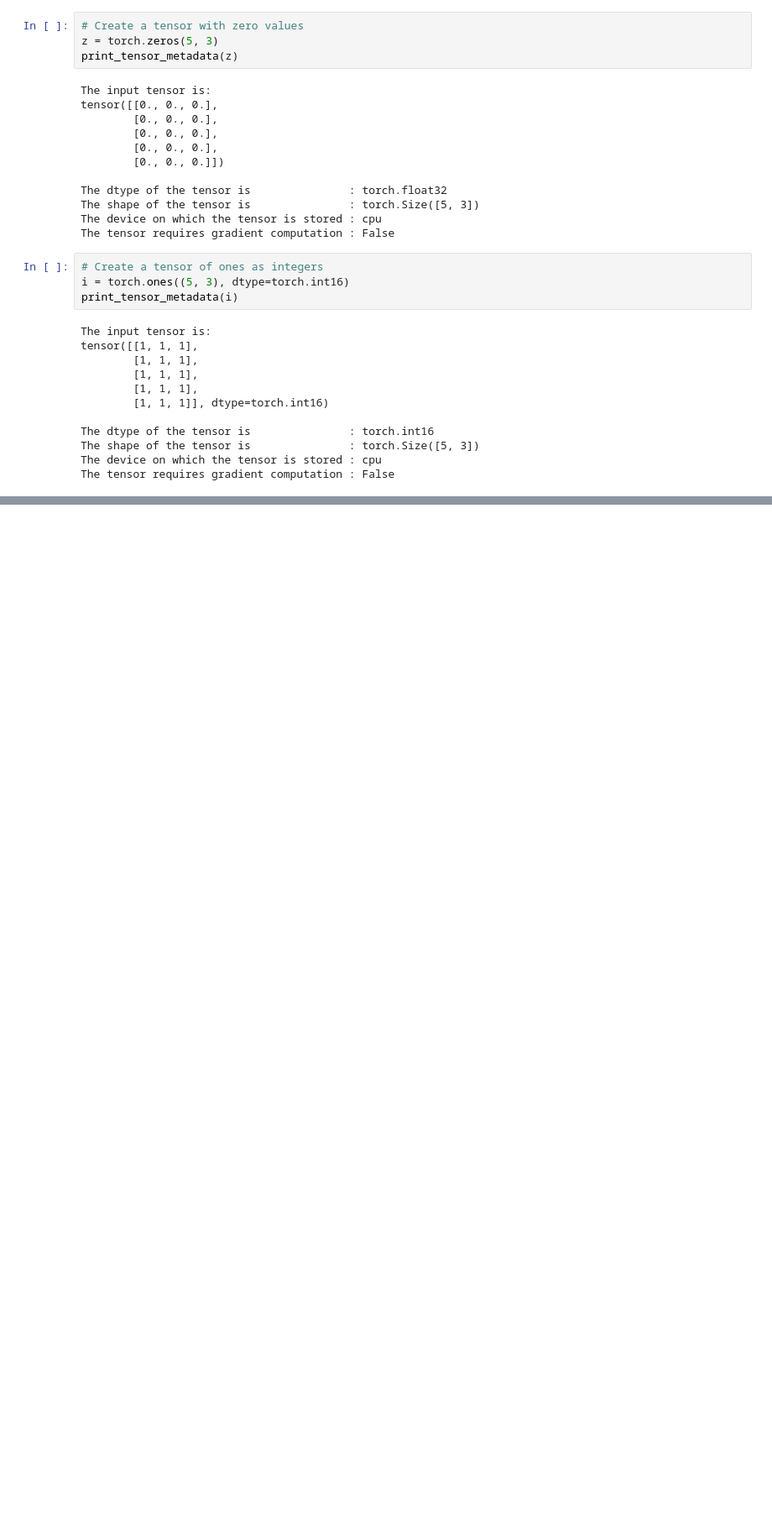
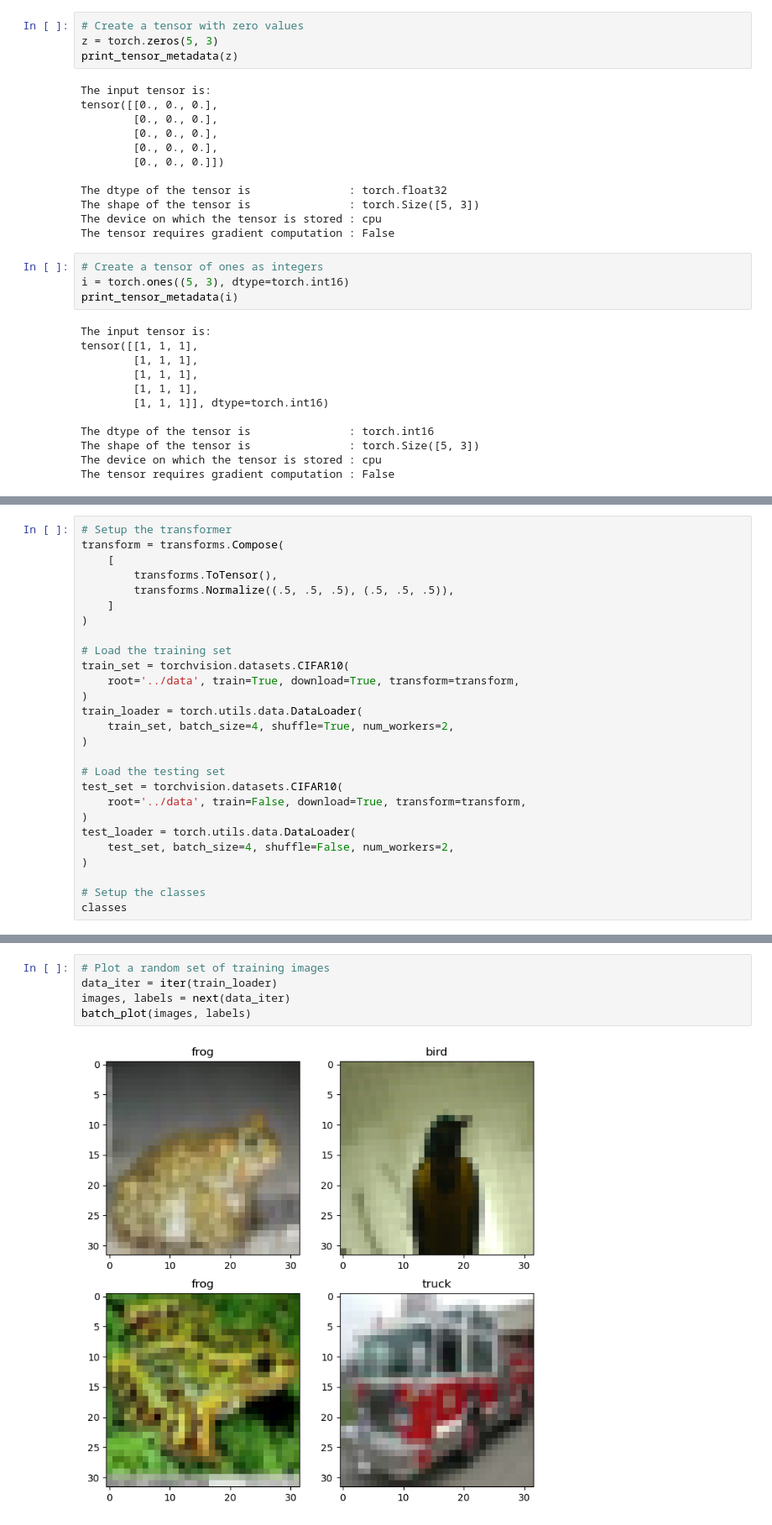
Before and after one commit to DracoY-code/pytorch-tutorial-assets, a Jupyter notebook: notebooks/01_introduction_to_pytorch.ipynb, the cells around one changed output, grey strips where cells are left out. Shown: that part at 84% size. Saved outputs shown, nothing was run; the diff lists cells and outputs as text; blank space fills up the shorter version.

```diff
--- a/notebooks/01_introduction_to_pytorch.ipynb
+++ b/notebooks/01_introduction_to_pytorch.ipynb
@@ -84,0 +548,27 @@ The tensor requires gradient computation : False
+# %%
+# Setup the transformer
+transform = transforms.Compose(
+    [
+        transforms.ToTensor(),
+        transforms.Normalize((.5, .5, .5), (.5, .5, .5)),
+    ]
+)
+
+# Load the training set
+train_set = torchvision.datasets.CIFAR10(
+    root='../data', train=True, download=True, transform=transform,
+)
+train_loader = torch.utils.data.DataLoader(
+    train_set, batch_size=4, shuffle=True, num_workers=2,
+)
+
+# Load the testing set
+test_set = torchvision.datasets.CIFAR10(
+    root='../data', train=False, download=True, transform=transform,
+)
+test_loader = torch.utils.data.DataLoader(
+    test_set, batch_size=4, shuffle=False, num_workers=2,
+)
+
+# Setup the classes
+classes
@@ -84,0 +588,7 @@ The tensor requires gradient computation : False
+# %%
+# Plot a random set of training images
+data_iter = iter(train_loader)
+images, labels = next(data_iter)
+batch_plot(images, labels)
+# %% [output]
+[figure, added]
```
Also changed, not shown: parts of 26 cells of this notebook, 2 other files.
